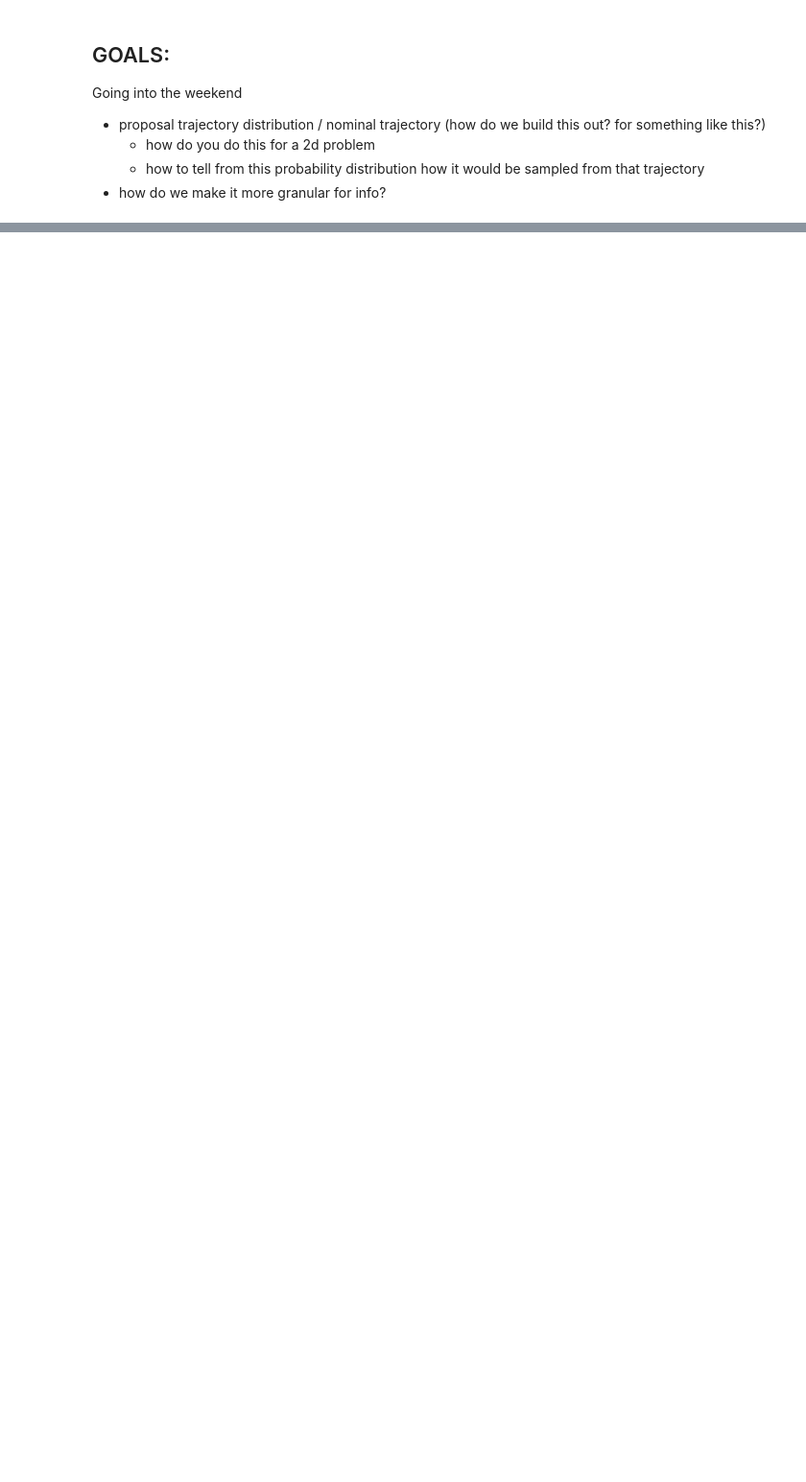
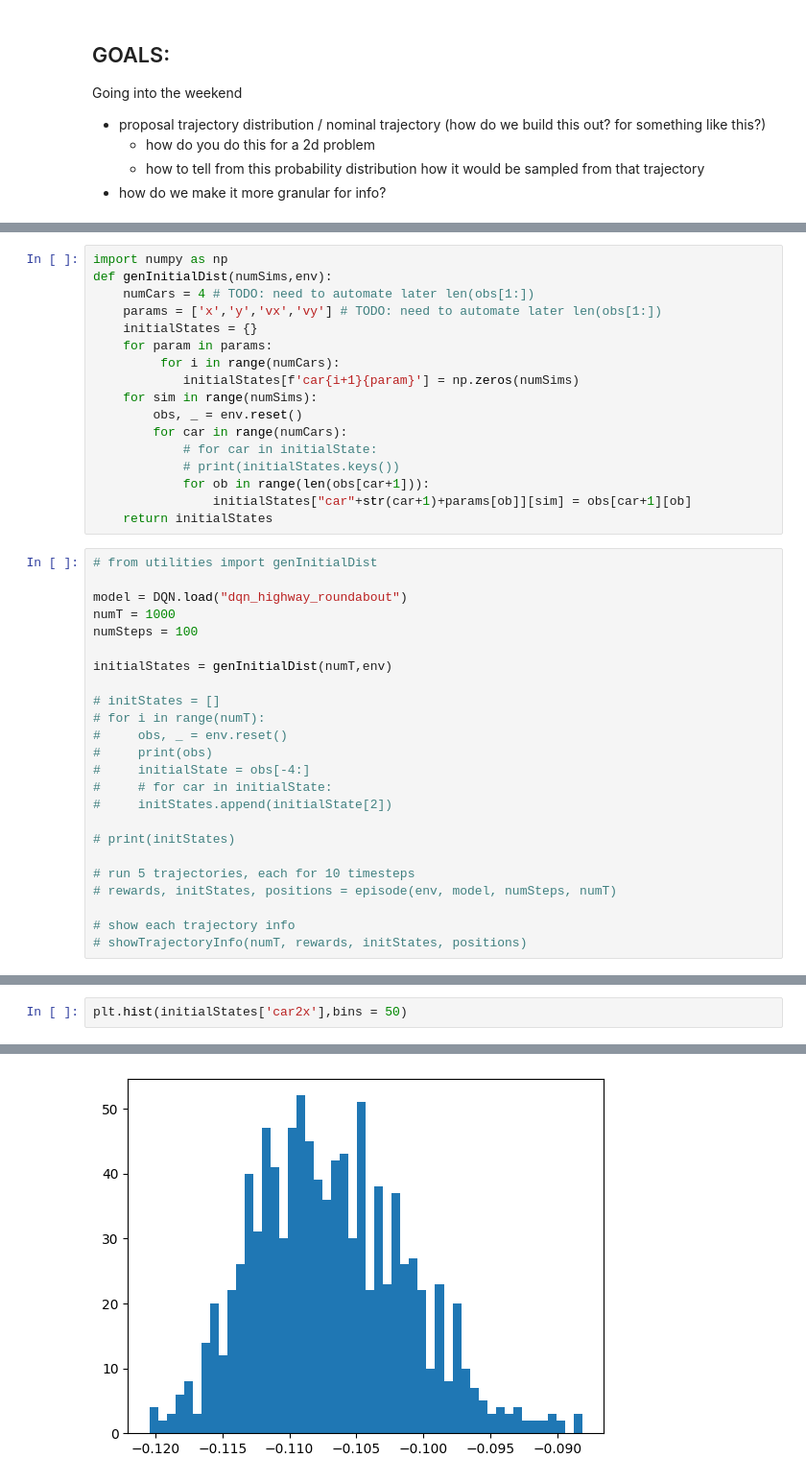
Before and after one commit to alliegriffith/Agentic-Safety-Validation, a Jupyter notebook: tests.ipynb, the cells around one changed output, grey strips where cells are left out. Shown: that part at 96% size. Saved outputs shown, nothing was run; the diff lists cells and outputs as text; blank space fills up the shorter version.

Commit message:
initial disturbances

```diff
--- a/tests.ipynb
+++ b/tests.ipynb
@@ -93,0 +158,41 @@ Going into the weekend
+# %%
+import numpy as np
+def genInitialDist(numSims,env):
+    numCars = 4 # TODO: need to automate later len(obs[1:])
+    params = ['x','y','vx','vy'] # TODO: need to automate later len(obs[1:])
+    initialStates = {}
+    for param in params:
+         for i in range(numCars):
+            initialStates[f'car{i+1}{param}'] = np.zeros(numSims)
+    for sim in range(numSims):
+        obs, _ = env.reset()
+        for car in range(numCars):
+            # for car in initialState:
+            # print(initialStates.keys())
+            for ob in range(len(obs[car+1])):
+                initialStates["car"+str(car+1)+params[ob]][sim] = obs[car+1][ob]
+    return initialStates
+# %%
+# from utilities import genInitialDist
+
+model = DQN.load("dqn_highway_roundabout")
+numT = 1000
+numSteps = 100
+
+initialStates = genInitialDist(numT,env)
+
+# initStates = []
+# for i in range(numT):
+#     obs, _ = env.reset()
+#     print(obs)
+#     initialState = obs[-4:]
+#     # for car in initialState:
+#     initStates.append(initialState[2])
+
+# print(initStates)
+
+# run 5 trajectories, each for 10 timesteps
+# rewards, initStates, positions = episode(env, model, numSteps, numT)
+
+# show each trajectory info
+# showTrajectoryInfo(numT, rewards, initStates, positions)
@@ -93,0 +237,3 @@ Going into the weekend
+# %%
+plt.hist(initialStates['car2x'],bins = 50)
+# %% [output]
@@ -93,0 +256 @@ Going into the weekend
+[figure, added]
```
Also changed, not shown: parts of 13 cells of this notebook, 2 other files.
